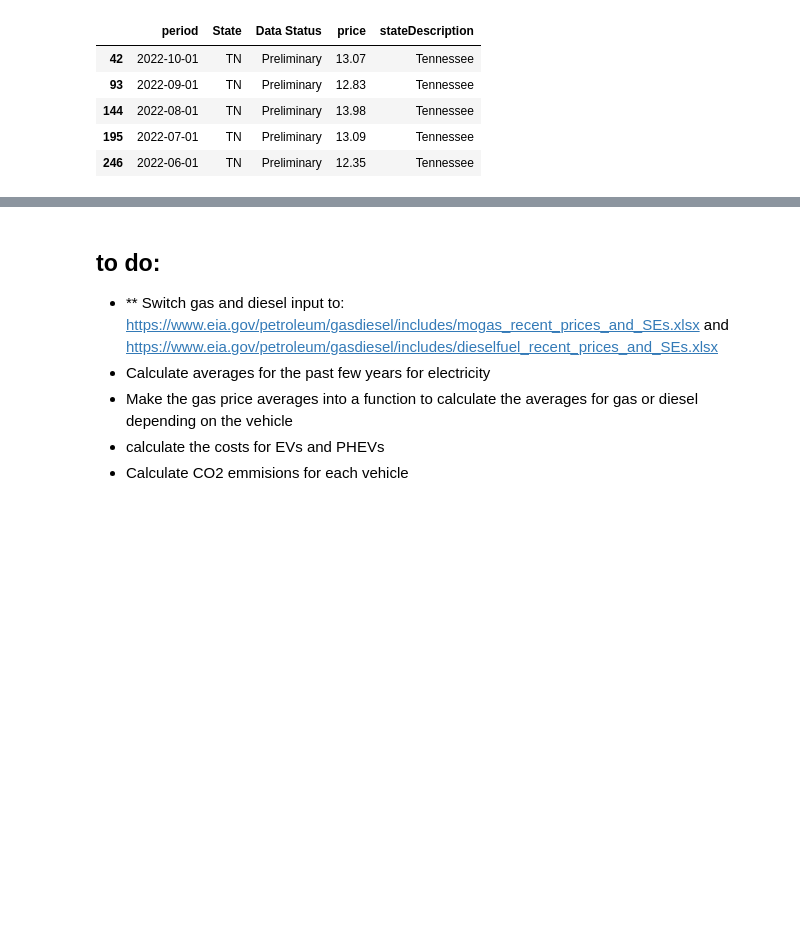
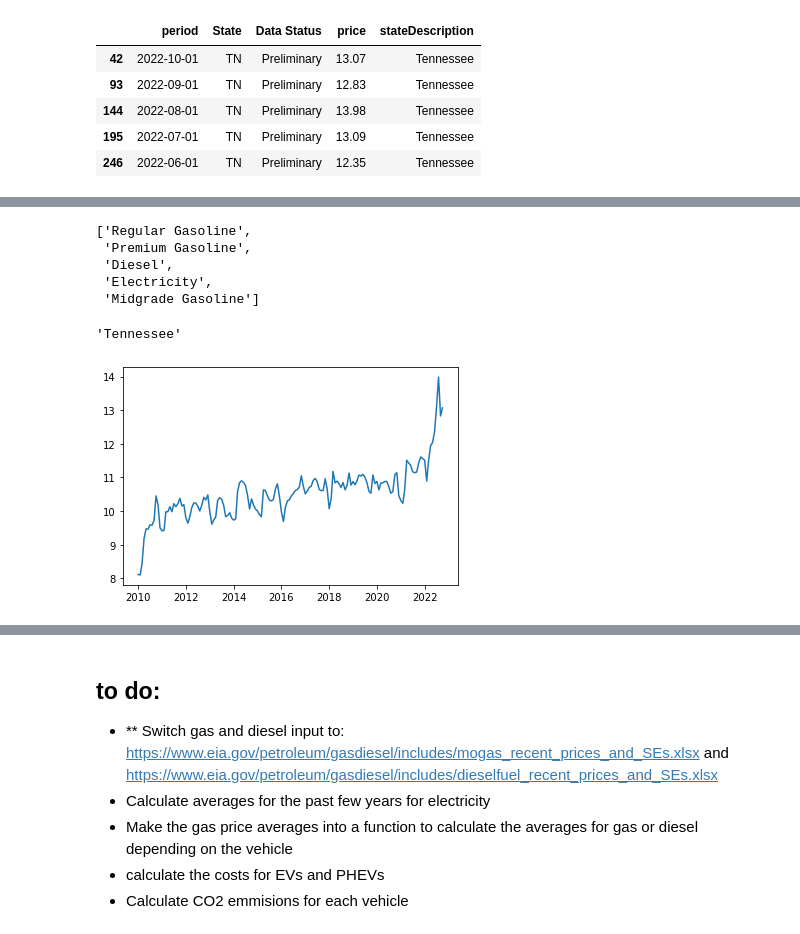
Before and after one commit to richardbradshaw/cars_dash, a Jupyter notebook: Dash_analysis.ipynb, the cells around one changed output, grey strips where cells are left out. Drawn from its saved outputs; the diff is of its cells as text; code cells hidden in the pictures; blank space fills up the shorter version.

```diff
--- a/Dash_analysis.ipynb
+++ b/Dash_analysis.ipynb
@@ -354,0 +324,9 @@ region_gas_averages = pd.DataFrame({'time_period': ['1year', '2year', '3year', '
+# %%
+test = list(cars['fuelType1'].unique())
+test
+# %% [output]
+['Regular Gasoline',
+ 'Premium Gasoline',
+ 'Diesel',
+ 'Electricity',
+ 'Midgrade Gasoline']
@@ -354,0 +335,63 @@ region_gas_averages = pd.DataFrame({'time_period': ['1year', '2year', '3year', '
+# %%
+state_in
+# %% [output]
+'Tennessee'
+# %%
+# Get the region and US fuel prices based on fuelType1 of the vehicle
+if fuel_type == 'Regular Gasoline':
+    region_car_fuel_prices = regular_gas[regular_gas['area-name'] == get_region('Tennessee')]
+    region_car_fuel_prices = region_car_fuel_prices.sort_values(by='period')
+    us_car_fuel_prices = regular_gas[regular_gas['area-name'] == 'U.S.']
+    us_car_fuel_prices = us_car_fuel_prices.sort_values(by='period')
+elif fuel_type == 'Premium Gasoline':
+    region_car_fuel_prices = premium_gas[premium_gas['area-name'] == get_region('Tennessee')]
+    region_car_fuel_prices = region_car_fuel_prices.sort_values(by='period')
+    us_car_fuel_prices = premium_gas[premium_gas['area-name'] == 'U.S.']
+    us_car_fuel_prices = us_car_fuel_prices.sort_values(by='period')
+elif fuel_type == 'Midgrade Gasoline':
+    region_car_fuel_prices = midgrade_gas[midgrade_gas['area-name'] == get_region('Tennessee')]
+    region_car_fuel_prices = region_car_fuel_prices.sort_values(by='period')
+    us_car_fuel_prices = midgrade_gas[midgrade_gas['area-name'] == 'U.S.']
+    us_car_fuel_prices = us_car_fuel_prices.sort_values(by='period')
+elif fuel_type == 'Diesel':
+    region_car_fuel_prices = diesel[diesel['area-name'] == get_region('Tennessee')]
+    region_car_fuel_prices = region_car_fuel_prices.sort_values(by='period')
+    us_car_fuel_prices = diesel[diesel['area-name'] == 'U.S.']
+    us_car_fuel_prices = us_car_fuel_prices.sort_values(by='period')
+else:
+    region_car_fuel_prices = electricity_prices[electricity_prices['stateDescription'] == state_in]
+    region_car_fuel_prices = region_car_fuel_prices.sort_values(by='period')
+    us_car_fuel_prices = us_elec.sort_values(by='period')
+
+
+plt.plot(region_car_fuel_prices['period'], region_car_fuel_prices['price']);
+
+# Get the average fuel prices and stds over the last few years
+region_fuel_1_year_mean = round(region_car_fuel_prices['price'].iloc[-52:].mean(), 2)
+region_fuel_2_year_mean = round(region_car_fuel_prices['price'].iloc[-(52 * 2):].mean(), 2)
+region_fuel_3_year_mean = round(region_car_fuel_prices['price'].iloc[-(52 * 3):].mean(), 2)
+region_fuel_4_year_mean = round(region_car_fuel_prices['price'].iloc[-(52 * 4):].mean(), 2)
+region_fuel_5_year_mean = round(region_car_fuel_prices['price'].iloc[-(52 * 5):].mean(), 2)
+all_mean = [region_fuel_1_year_mean, region_fuel_2_year_mean, region_fuel_3_year_mean,
+            region_fuel_4_year_mean, region_fuel_5_year_mean]
+
+region_fuel_1_year_std = round(region_car_fuel_prices['price'].iloc[-52:].std(), 2)
+region_fuel_2_year_std = round(region_car_fuel_prices['price'].iloc[-(52 * 2):].std(), 2)
+region_fuel_3_year_std = round(region_car_fuel_prices['price'].iloc[-(52 * 3):].std(), 2)
+region_fuel_4_year_std = round(region_car_fuel_prices['price'].iloc[-(52 * 4):].std(), 2)
+region_fuel_5_year_std = round(region_car_fuel_prices['price'].iloc[-(52 * 5):].std(), 2)
+all_std = [region_fuel_1_year_std, region_fuel_2_year_std, region_fuel_3_year_std,
+           region_fuel_4_year_std, region_fuel_5_year_std]
+
+time_periods = ['1year', '2year', '3year' '4year', '5year']
+
+region_car_fuel_prices_averages = pd.DataFrame({'time_period': ['1year', '2year', '3year', '4year', '5year'],
+                                   'mean': all_mean,
+                                    'std': all_std})
+
+if fuel_type == 'Electricity':
+    region_car_fuel_prices_averages['units'] = 'cents/kWH'
+else:
+    region_car_fuel_prices_averages['units'] = 'dollars/gal'
+# %% [output]
+[figure, added]
```
Also changed, not shown: parts of 25 cells of this notebook.
